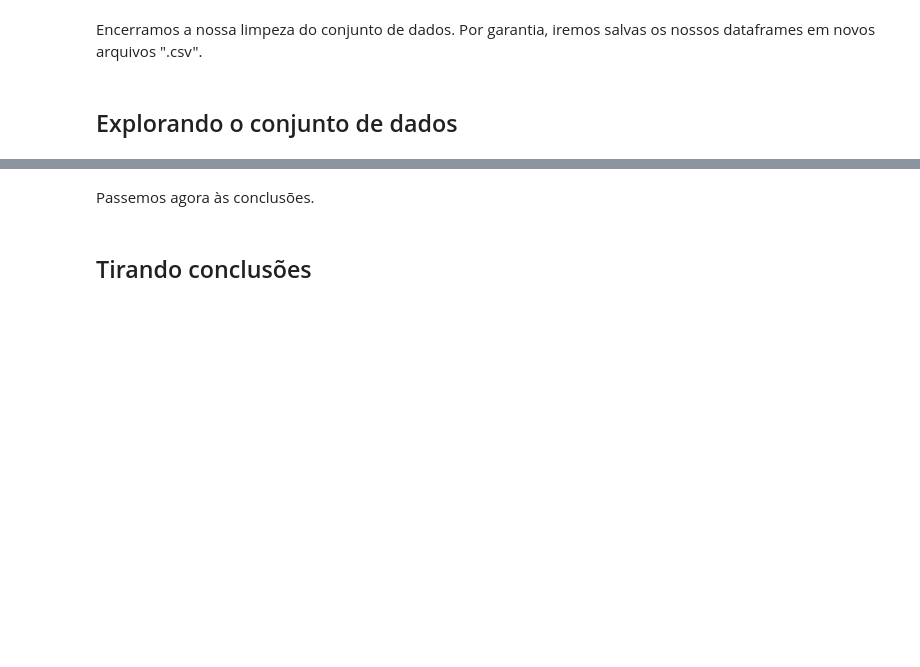
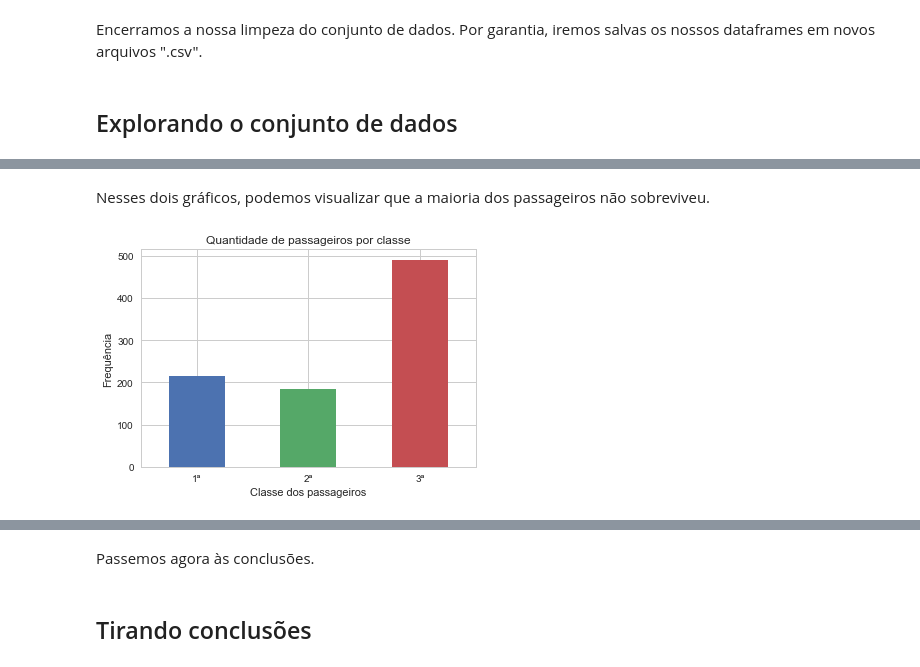
Before and after one commit to nadson12/Projeto_Titanic, a Jupyter notebook: titanic.ipynb, the cells around one changed output, grey strips where cells are left out. Drawn from its saved outputs; the diff is of its cells as text; code cells hidden in the pictures; blank space fills up the shorter version.

```diff
--- a/titanic.ipynb
+++ b/titanic.ipynb
@@ -271,0 +422,6 @@ Quanto à variável idade, deixaremos para tratar dela mais a frente, por meio d
+# %% [markdown]
+Nesses dois gráficos, podemos visualizar que a maioria dos passageiros não sobreviveu.
+# %%
+plot_count(df, "Pclass", "bar")
+# %% [output]
+[figure, added]
```
Also changed, not shown: parts of 196 cells of this notebook, 1 other file.
